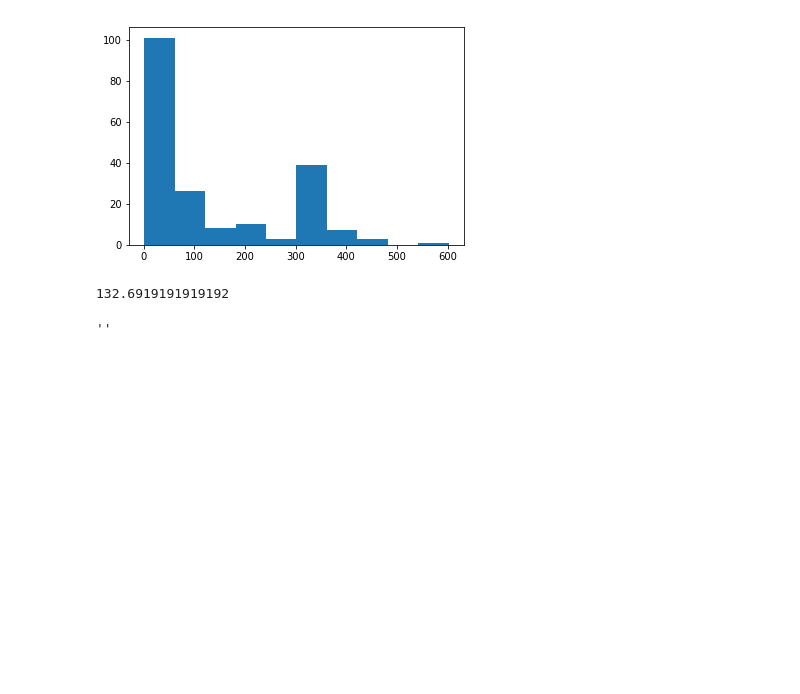
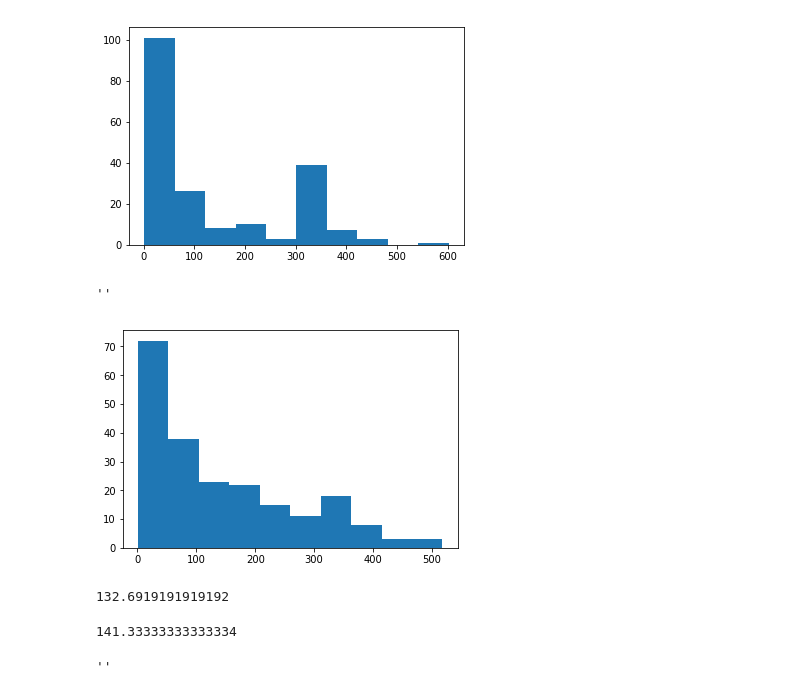
Before and after one commit to steventa87/Hotel_Reccomendation, a Jupyter notebook: whole_EDA.ipynb, the cells around one changed output. Saved outputs shown, nothing was run; the diff lists cells and outputs as text; code cells hidden in the pictures; blank space fills up the shorter version.

```diff
--- a/whole_EDA.ipynb
+++ b/whole_EDA.ipynb
@@ -34,6 +34,9 @@ from collections import defaultdict
 rating_headers = ['doc_id','hotel_name','hotel_url','street','city','state','country','zip','class','price','num_reviews','CLEANLINESS','ROOM','SERVICE','LOCATION','VALUE', 'COMFORT','overall_ratingsource']
 # %%
 df_hotels_las_vegas = pd.read_csv('data/las-vegas.csv', names = rating_headers).drop(0)
+# %%
+# san francisco
+df_hotels_san_francisco = pd.read_csv('data/san-francisco.csv', names = rating_headers).drop(0)
 # %%
 df_hotels_las_vegas.head()
 # %% [output]
@@ -66,13 +98,23 @@ memory usage: 34.1+ KB
 # %%
 # convert overall_ratingsource to float
 df_hotels_las_vegas['overall_ratingsource'] = df_hotels_las_vegas['overall_ratingsource'].astype(float)
+# %%
+# SF - convert overall_ratingsource to float
+df_hotels_san_francisco['overall_ratingsource'] = df_hotels_san_francisco['overall_ratingsource'].astype(float)
 # %%
 # convert num_reviews to int
 df_hotels_las_vegas['num_reviews'] = df_hotels_las_vegas['num_reviews'].astype(int)
+# %%
+# SF - convert num_reviews to int
+df_hotels_san_francisco['num_reviews'] = df_hotels_san_francisco['num_reviews'].astype(int)
 # %%
 # get rid of all hotels that are ratings below 4
 lower_2 = df_hotels_las_vegas['overall_ratingsource'] > 2
 df_hotels_las_vegas = df_hotels_las_vegas[lower_2]
+# %%
+# get rid of all hotels that are ratings below 4
+lower_2 = df_hotels_san_francisco['overall_ratingsource'] > 2
+df_hotels_san_francisco = df_hotels_san_francisco[lower_2]
 # %%
 df_hotels_las_vegas.count()
 # %% [output]
@@ -101,11 +173,23 @@ plt.hist(df_hotels_las_vegas['num_reviews'])
 # %% [output]
 ''
 [figure]
+# %%
+# SF
+plt.hist(df_hotels_san_francisco['num_reviews'])
+;
+# %% [output]
+''
+[figure, added]
 # %%
 # average reviews
 df_hotels_las_vegas['num_reviews'].mean()
 # %% [output]
 132.6919191919192
+# %%
+# SF - average reviews
+df_hotels_san_francisco['num_reviews'].mean()
+# %% [output]
+141.33333333333334
 # %%
 plt.hist(df_hotels_las_vegas['overall_ratingsource'])
 ;
```
Also changed, not shown: parts of 7 cells of this notebook.
